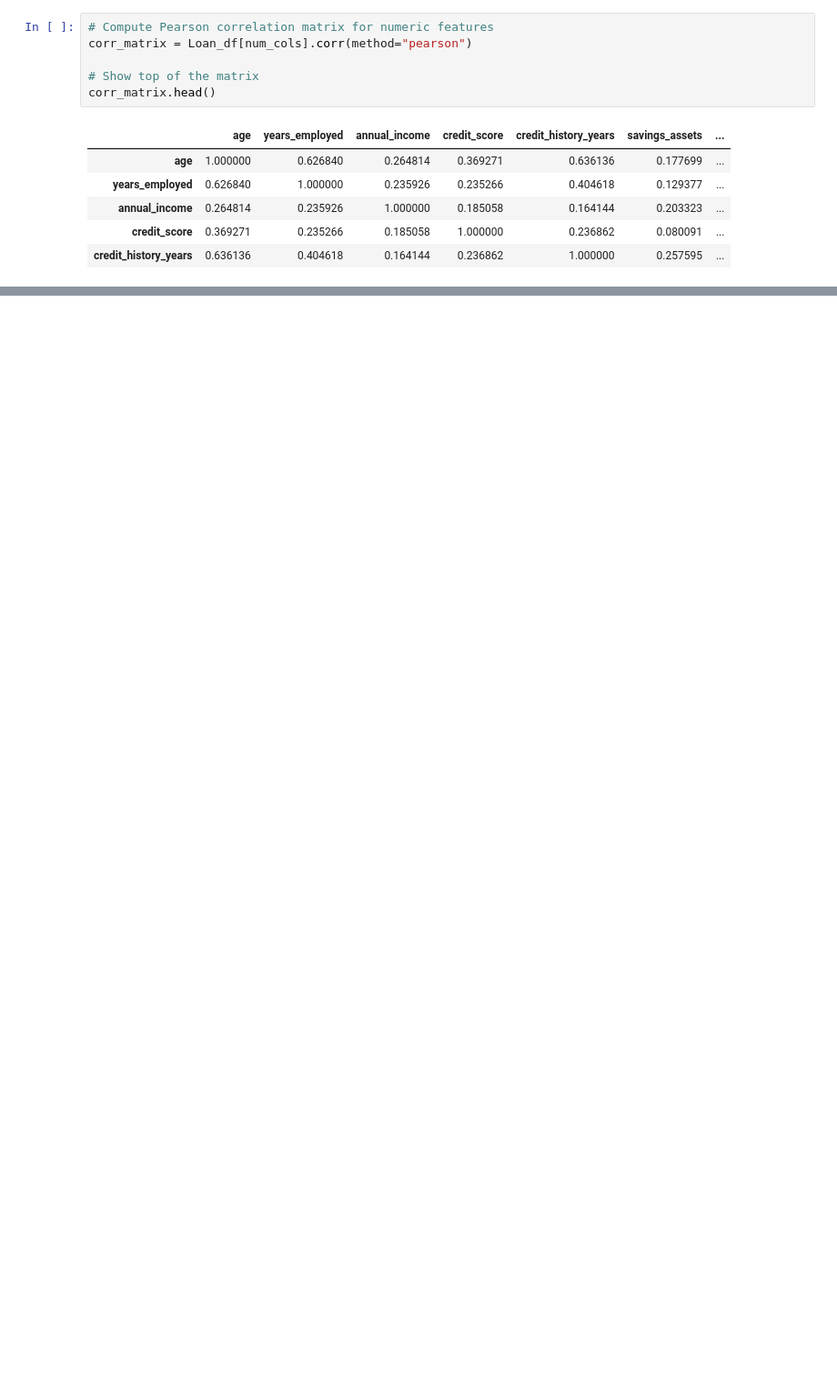
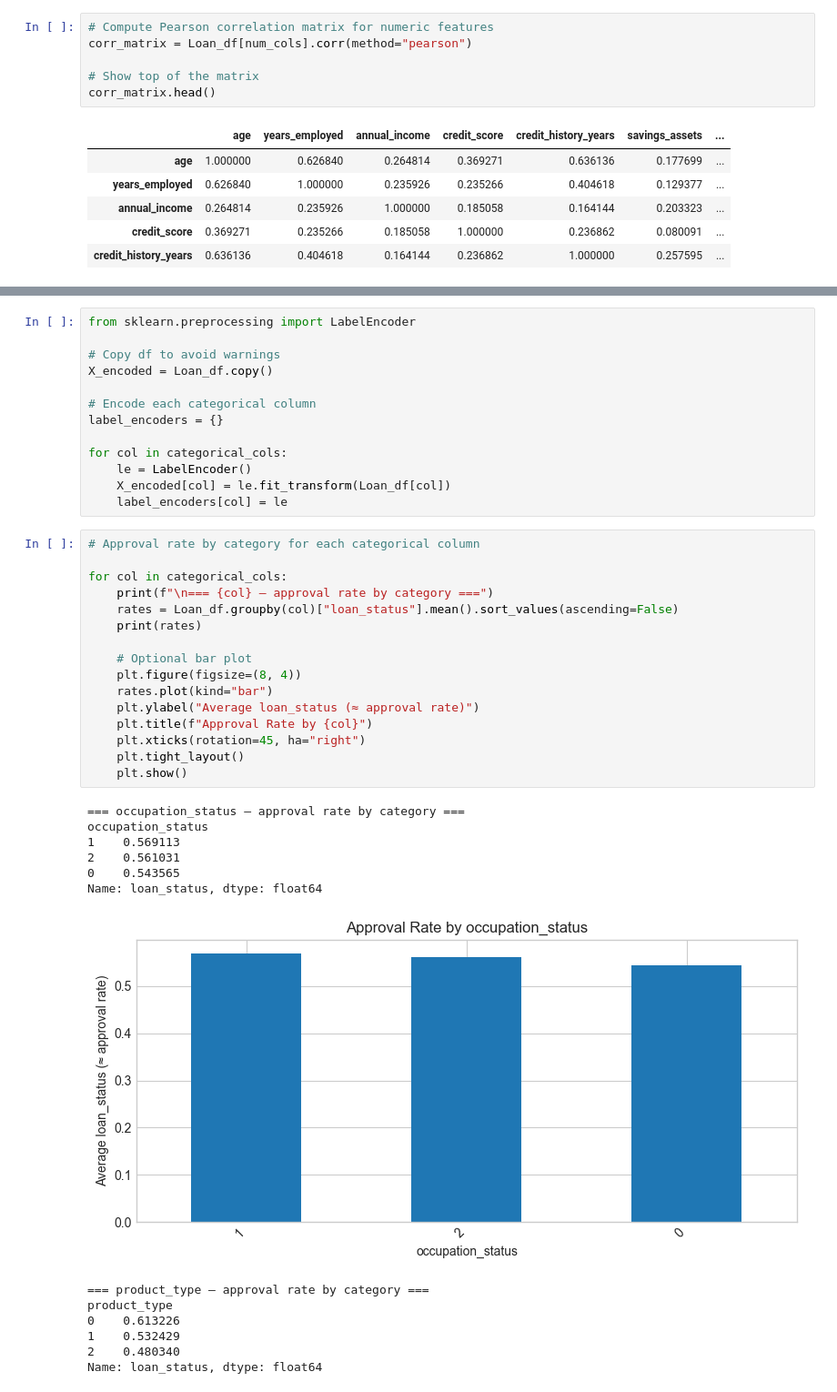
Before and after one commit to PearlisSad/CI-Realistic-Loan-Approval-Dataset, a Jupyter notebook: REALISTIC LOAN.ipynb, the cells around one changed output, grey strips where cells are left out. Shown at 91% size. Drawn from its saved outputs; the diff is of its cells as text; blank space fills up the shorter version.

```diff
--- a/REALISTIC LOAN.ipynb
+++ b/REALISTIC LOAN.ipynb
@@ -292,0 +282,43 @@ TypeError: Series.corr() got an unexpected keyword argument 'numeric_only'
+# %%
+from sklearn.preprocessing import LabelEncoder
+
+# Copy df to avoid warnings
+X_encoded = Loan_df.copy()
+
+# Encode each categorical column
+label_encoders = {}
+
+for col in categorical_cols:
+    le = LabelEncoder()
+    X_encoded[col] = le.fit_transform(Loan_df[col])
+    label_encoders[col] = le
+# %%
+# Approval rate by category for each categorical column
+
+for col in categorical_cols:
+    print(f"\n=== {col} – approval rate by category ===")
+    rates = Loan_df.groupby(col)["loan_status"].mean().sort_values(ascending=False)
+    print(rates)
+
+    # Optional bar plot
+    plt.figure(figsize=(8, 4))
+    rates.plot(kind="bar")
+    plt.ylabel("Average loan_status (≈ approval rate)")
+    plt.title(f"Approval Rate by {col}")
+    plt.xticks(rotation=45, ha="right")
+    plt.tight_layout()
+    plt.show()
+# %% [output]
+=== occupation_status – approval rate by category ===
+occupation_status
+1    0.569113
+2    0.561031
+0    0.543565
+Name: loan_status, dtype: float64
+[figure, added]
+=== product_type – approval rate by category ===
+product_type
+0    0.613226
+1    0.532429
+2    0.480340
+Name: loan_status, dtype: float64
```
Also changed, not shown: parts of 14 cells of this notebook.
